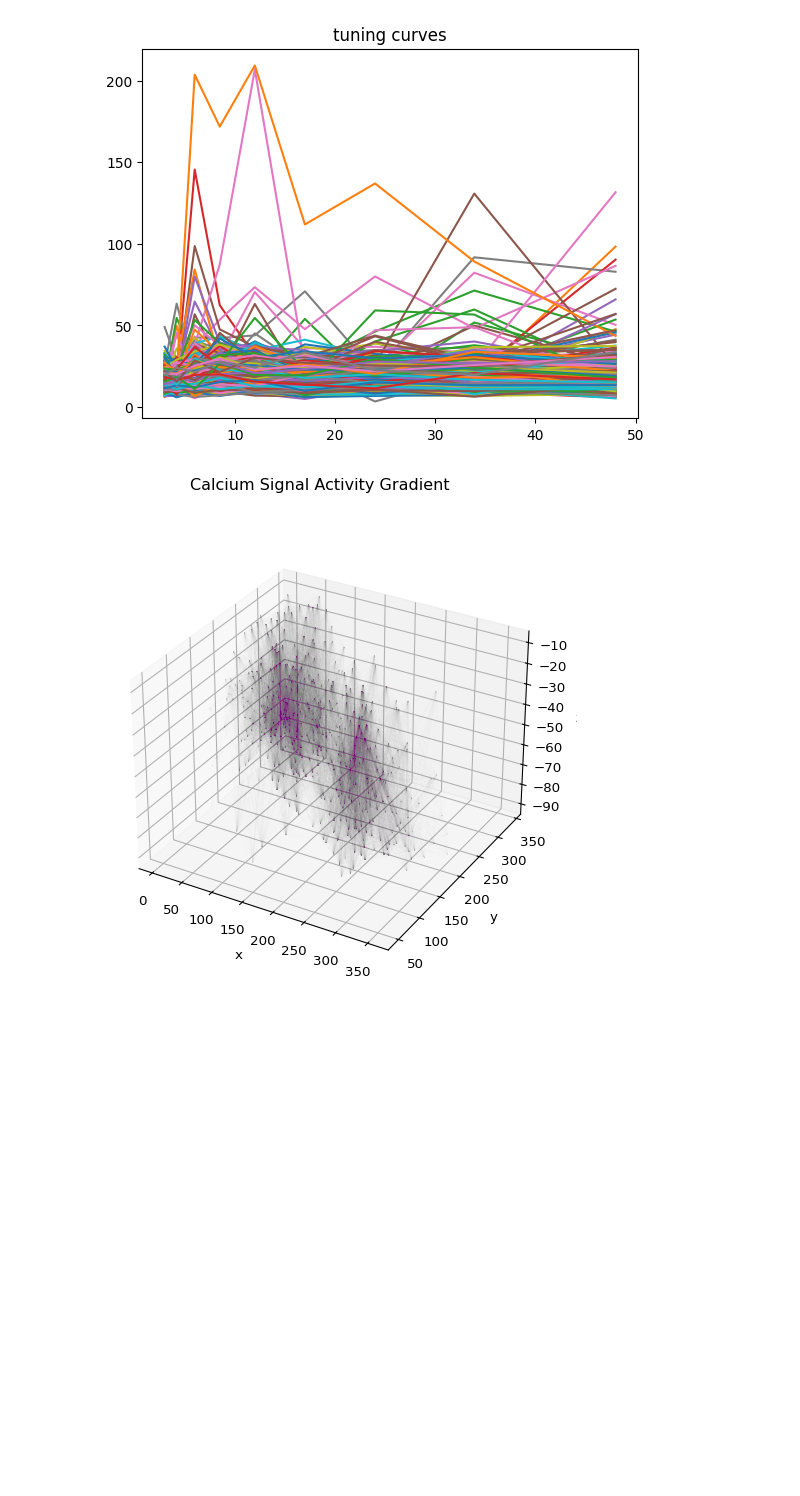
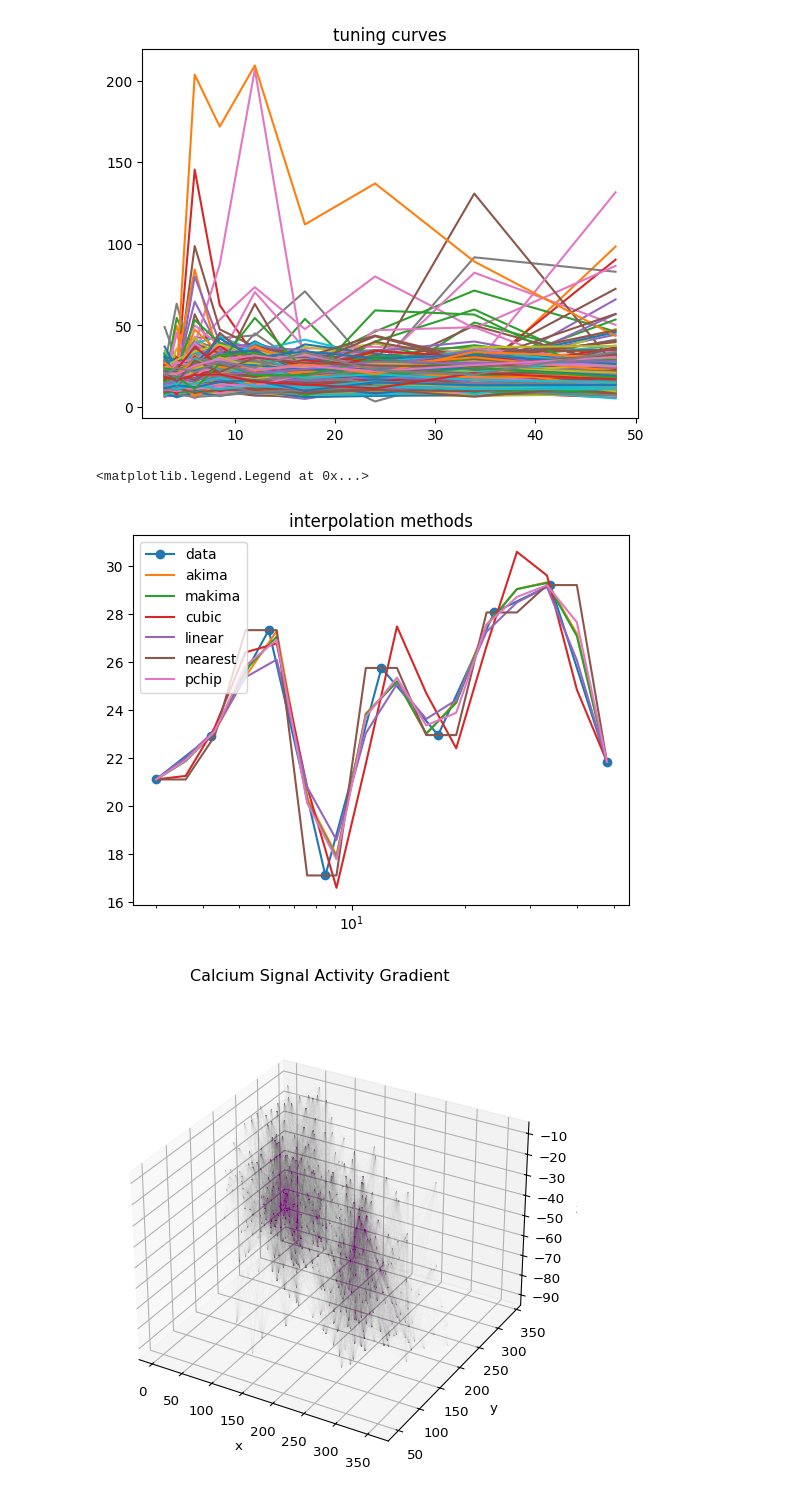
Before and after one commit to 0mWh/pqic-gic-quadrigems, a Jupyter notebook: notebooks/waveforms.ipynb, the cells around one changed output. Cells and saved outputs as stored; diff of their text form; code cells hidden in the pictures; blank space fills up the shorter version.

```diff
--- a/notebooks/waveforms.ipynb
+++ b/notebooks/waveforms.ipynb
@@ -154,6 +156,26 @@ plt.title('tuning curves')
 plt.show()
 # %% [output]
 [figure]
+# %%
+plt.title('interpolation methods')
+plt.xscale('log')
+
+d = tuning_curves.sample().iloc[0]
+x, y = d.index.array, d.array
+xs = new_freqs.round(1)
+
+plt.plot(x, y, label='data', marker='o')
+plt.plot(xs, Akima1DInterpolator(x, y, method="akima")(xs), label='akima')
+plt.plot(xs, Akima1DInterpolator(x, y, method="makima")(xs), label='makima')
+plt.plot(xs, CubicSpline(x, y)(xs), label='cubic')
+plt.plot(xs, np.interp(xs, x, y), label='linear')
+plt.plot(xs, scipy.interpolate.interp1d(x, y, kind='nearest')(xs), label='nearest')
+plt.plot(xs, PchipInterpolator(x, y)(xs), label='pchip')
+
+plt.legend()
+# %% [output]
+<matplotlib.legend.Legend at 0x...>
+[figure, added]
 # %%
 tuning_curves_upscaled = tuning_curves.apply(
     lambda response: Akima1DInterpolator(old_freqs, response, method="makima")(new_freqs),
```
Also changed, not shown: parts of 7 cells of this notebook, 4 other files.
